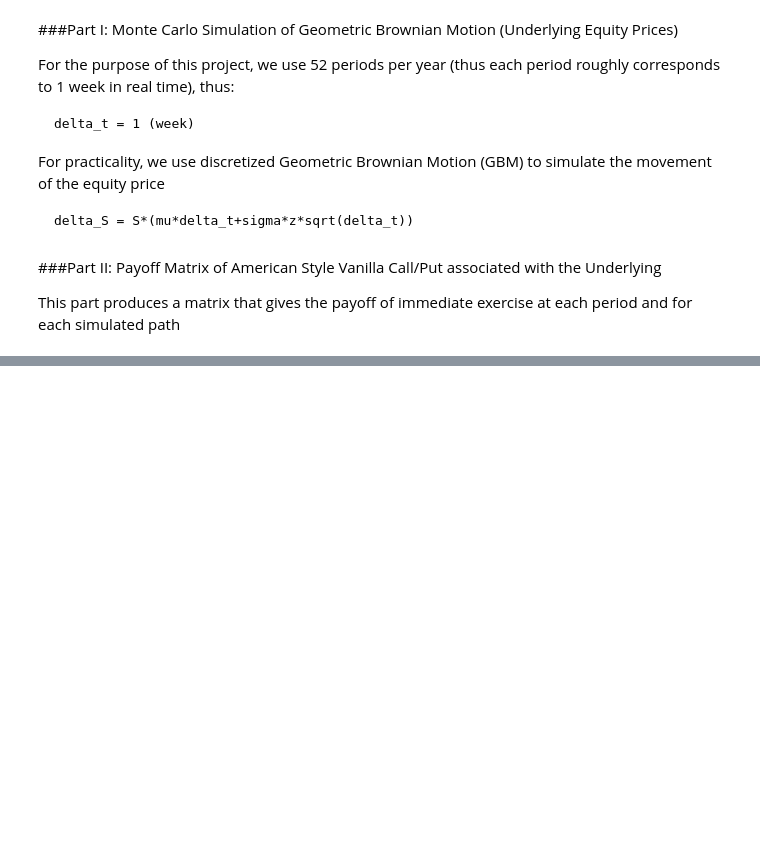
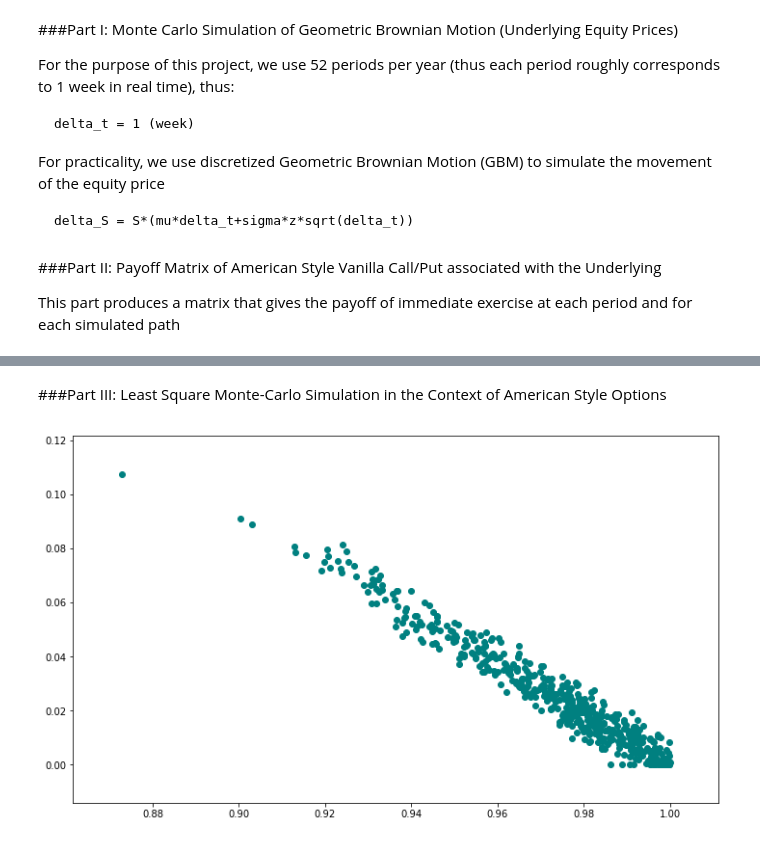
Before and after one commit to Cosmopolitaine/LSM-CVA-of-American-Asian-Options, a Jupyter notebook: Valuation and CVA of American Style Asian Options with Floating Strike Using LSM.ipynb, the cells around one changed output, grey strips where cells are left out. Drawn from its saved outputs; the diff is of its cells as text; code cells hidden in the pictures; blank space fills up the shorter version.

```diff
--- a/Valuation and CVA of American Style Asian Options with Floating Strike Using LSM.ipynb
+++ b/Valuation and CVA of American Style Asian Options with Floating Strike Using LSM.ipynb
@@ -36,22 +36,24 @@ def Stock_Price_MC(s = 1.0, T = 52, sigma = 0.005, mu = 0.0, size = 1000):
 
 This part produces a matrix that gives the payoff of immediate exercise at each period and for each simulated path
 # %%
-def Put_Payoff(Strike = 1, Stock = SP):
+def Put_Payoff(Strike, Stock):
     s_m = np.array([[Strike for i in range(1000)] for t in range(len(Stock))])
     Payoff = np.array([[0.0 for i in range(1000)] for t in range(len(Stock))])
     for i in range(len(Stock)):
         Payoff[i] = np.maximum(s_m[i]-Stock[i], np.repeat(0, 1000))
-    return Payoff[1:]
+    Payoff[0] = np.repeat(0, 1000)
+    return Payoff
 
-def Call_Payoff(Strike = 1, Stock = SP):
+def Call_Payoff(Strike, Stock):
     s_m = np.array([[Strike for i in range(1000)] for t in range(len(Stock))])
     Payoff = np.array([[0.0 for i in range(1000)] for t in range(len(Stock))])
     for i in range(len(Stock)):
         Payoff[i] = np.maximum(Stock[i] - s_m[i], np.repeat(0, 1000))
-    return Payoff[1:]
+    Payoff[0] = np.repeat(0, 1000)
+    return Payoff
 # %%
 """These parameters will be used in the valuation of the options"""
 
 S = Stock_Price_MC()
-P_Pay = Put_Payoff(Stock = S)
-C_Pay = Call_Payoff(Stock = S)
+P_Pay = Put_Payoff(Strike = 1, Stock = S)
+C_Pay = Call_Payoff(Strike = 1, Stock = S)
@@ -57,0 +74,11 @@ C_Pay = Call_Payoff(Stock = S)
+# %% [markdown]
+###Part III: Least Square Monte-Carlo Simulation in the Context of American Style Options
+# %%
+plt.figure(figsize = (12, 7))
+plt.scatter(S[-2][S[-2] < 1], P_Pay[-1][S[-2] < 1]*0.94176, color = 'teal')
+plt.show()
+# plt.figure(figsize = (12, 7))
+# plt.scatter(S[-2][S[-2] > 1], C_Pay[-1][S[-2] > 1]*0.94176, color = 'r')
+# plt.show()
+# %% [output]
+[figure, added]
```
Also changed, not shown: parts of 2 cells of this notebook.
